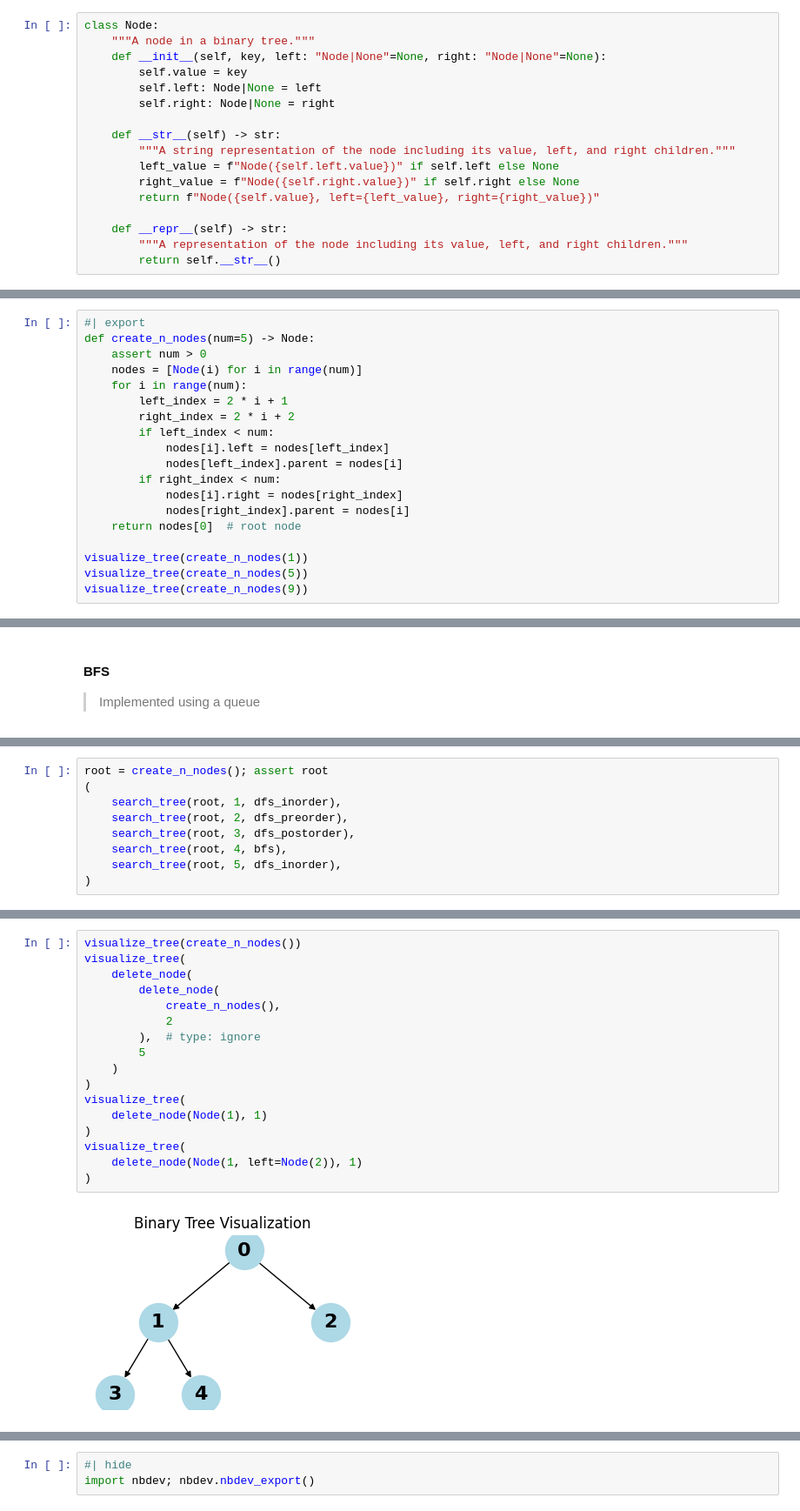
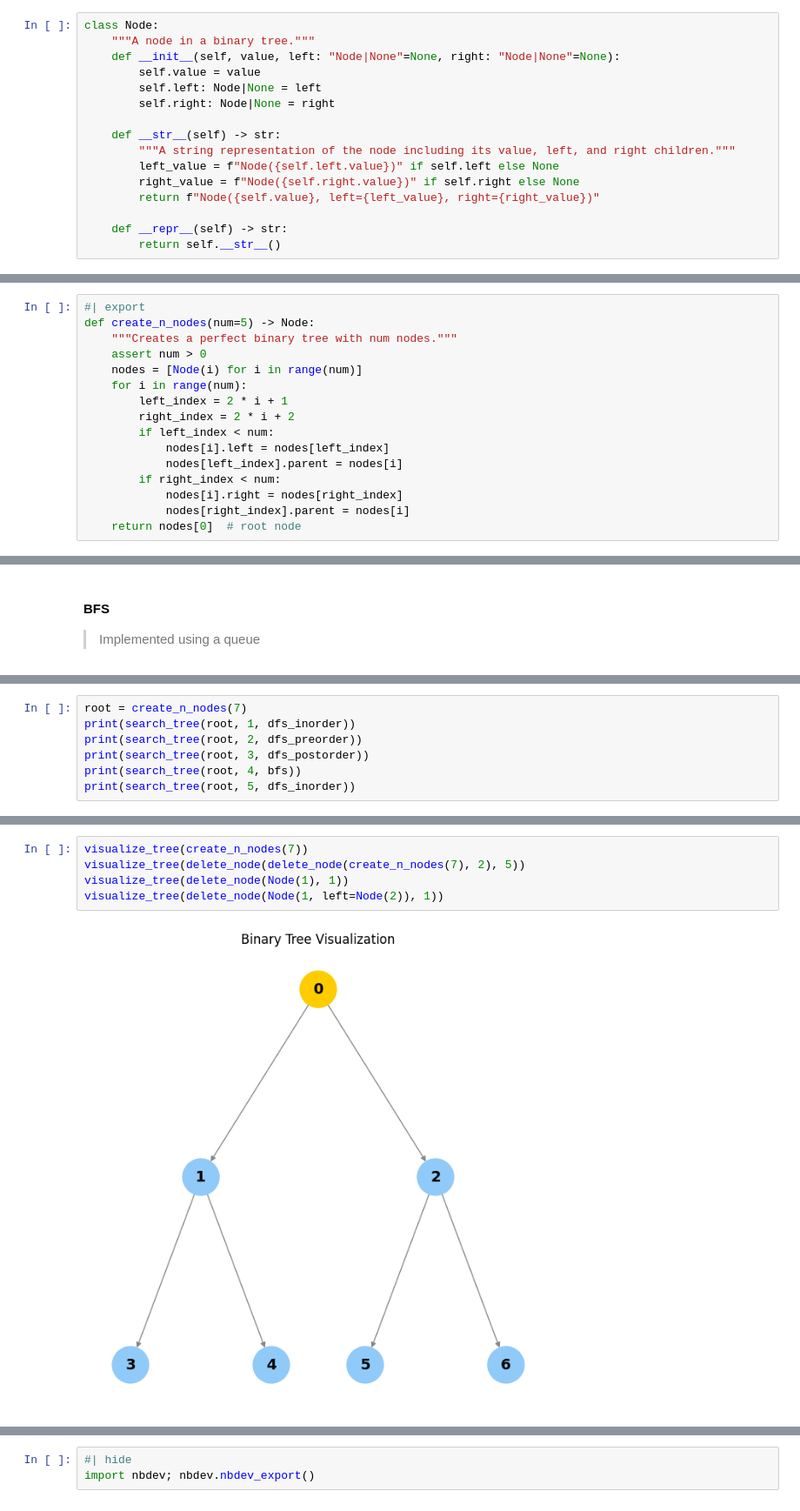
Before and after one commit to BrunodsLilly/ElitePython, a Jupyter notebook: nbs/Data Structures/Binary Trees/binary_trees.ipynb, the cells around one changed output, grey strips where cells are left out. Shown at 87% size. Cells and saved outputs as stored; diff of their text form.

```diff
--- a/nbs/Data Structures/Binary Trees/binary_trees.ipynb
+++ b/nbs/Data Structures/Binary Trees/binary_trees.ipynb
@@ -76,8 +39,8 @@ Creating a Node
 # %%
 class Node:
     """A node in a binary tree."""
-    def __init__(self, key, left: "Node|None"=None, right: "Node|None"=None):
-        self.value = key
+    def __init__(self, value, left: "Node|None"=None, right: "Node|None"=None):
+        self.value = value
         self.left: Node|None = left
         self.right: Node|None = right
 
@@ -88,7 +51,6 @@ class Node:
         return f"Node({self.value}, left={left_value}, right={right_value})"
 
     def __repr__(self) -> str:
-        """A representation of the node including its value, left, and right children."""
         return self.__str__()
 # %% [markdown]
 Creating a binary tree requires creating a set of nodes.
@@ -234,6 +268,7 @@ Properties of a binary tree:
 # %%
 #| export
 def create_n_nodes(num=5) -> Node:
+    """Creates a perfect binary tree with num nodes."""
     assert num > 0
     nodes = [Node(i) for i in range(num)]
     for i in range(num):
@@ -246,7 +281,3 @@ def create_n_nodes(num=5) -> Node:
             nodes[i].right = nodes[right_index]
             nodes[right_index].parent = nodes[i]
     return nodes[0]  # root node
-
-visualize_tree(create_n_nodes(1))
-visualize_tree(create_n_nodes(5))
-visualize_tree(create_n_nodes(9))
@@ -385,12 +395,10 @@ def search_tree(root: Node, key, traversal_func: Callable[[Node], Generator[Node
     else:
         return None
 # %%
-root = create_n_nodes(); assert root
-(
-    search_tree(root, 1, dfs_inorder),
-    search_tree(root, 2, dfs_preorder),
-    search_tree(root, 3, dfs_postorder),
-    search_tree(root, 4, bfs),
-    search_tree(root, 5, dfs_inorder),
-)
+root = create_n_nodes(7)
+print(search_tree(root, 1, dfs_inorder))
+print(search_tree(root, 2, dfs_preorder))
+print(search_tree(root, 3, dfs_postorder))
+print(search_tree(root, 4, bfs))
+print(search_tree(root, 5, dfs_inorder))
 # %% [output]
@@ -473,21 +473,9 @@ def delete_node(root: Node, key=None) -> Node|None:
             target_queue.append(node.right)
     return root
 # %%
-visualize_tree(create_n_nodes())
-visualize_tree(
-    delete_node(
-        delete_node(
-            create_n_nodes(),
-            2
-        ),  # type: ignore
-        5
-    )
-)
-visualize_tree(
-    delete_node(Node(1), 1)
-)
-visualize_tree(
-    delete_node(Node(1, left=Node(2)), 1)
-)
+visualize_tree(create_n_nodes(7))
+visualize_tree(delete_node(delete_node(create_n_nodes(7), 2), 5))
+visualize_tree(delete_node(Node(1), 1))
+visualize_tree(delete_node(Node(1, left=Node(2)), 1))
 # %% [output]
-[figure, old version]
+[figure, new version]
```
Also changed, not shown: parts of 59 cells of this notebook, 3 other files.
